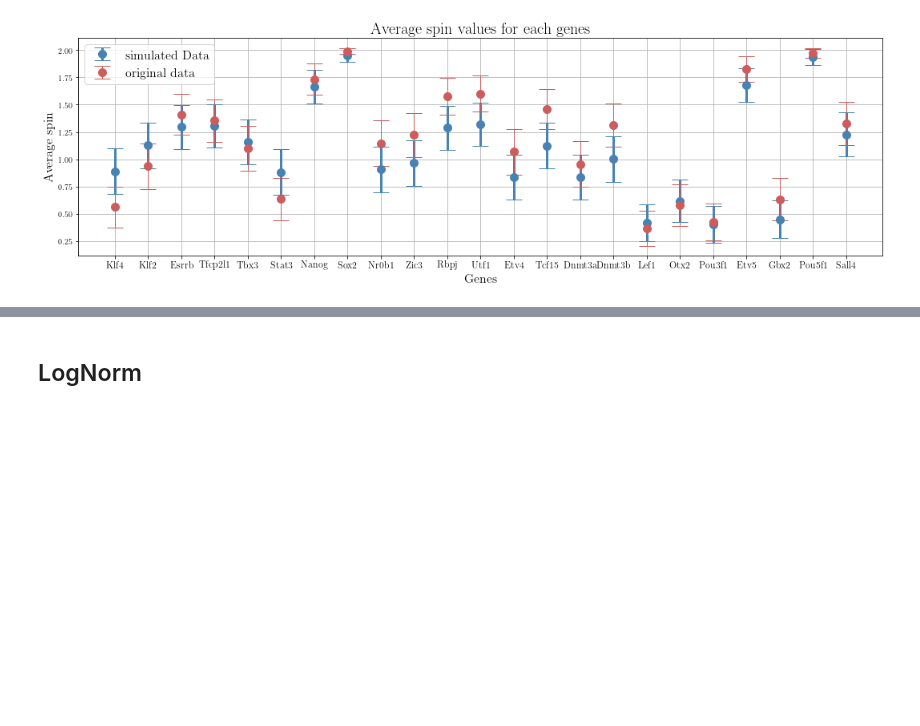
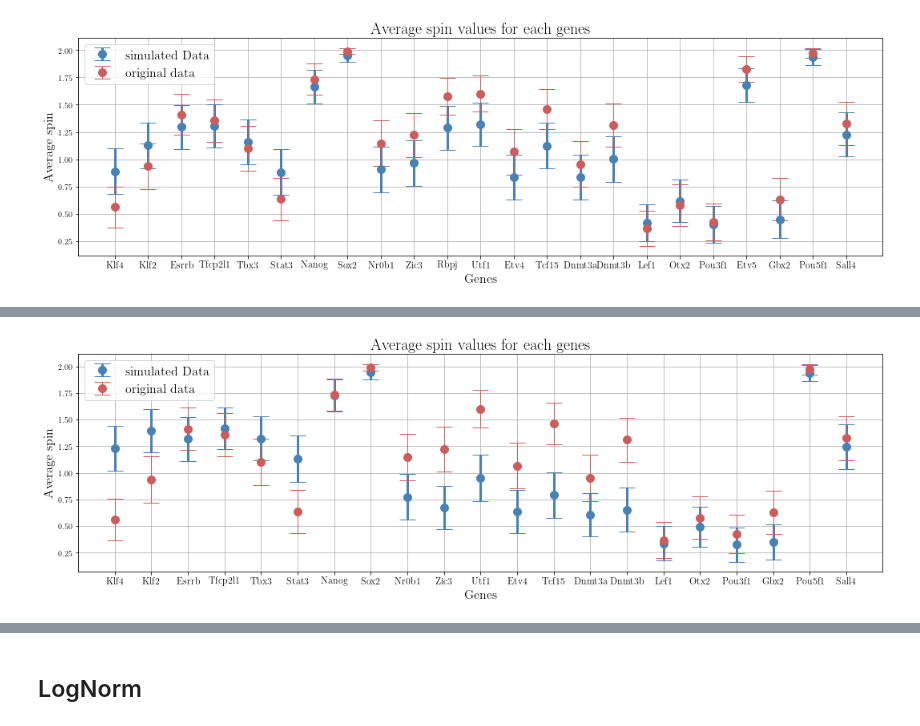
Before and after one commit to CleliaCorridori/GRN_Inference_CODE, a Jupyter notebook: Models_Evaluation.ipynb, the cells around one changed output, grey strips where cells are left out. Drawn from its saved outputs; the diff is of its cells as text; code cells hidden in the pictures; blank space fills up the shorter version.

```diff
--- a/Models_Evaluation.ipynb
+++ b/Models_Evaluation.ipynb
@@ -790,0 +814,4 @@ funcs_ko.KO_plots_oneSim(model_pN_best,KO_pN_rec_matx, KO_pN_rec_field, KO_genes
+# %%
+funcs_ko.KO_plots_SimMultiple(KO_T_spins, KO_genes_order_T, wt_T_pN_mb_pst_avg_spin, wt_T_pN_mb_pst_std_spin)
+# %% [output]
+[figure, added]
```
Also changed, not shown: parts of 12 cells of this notebook, 1 other file.
